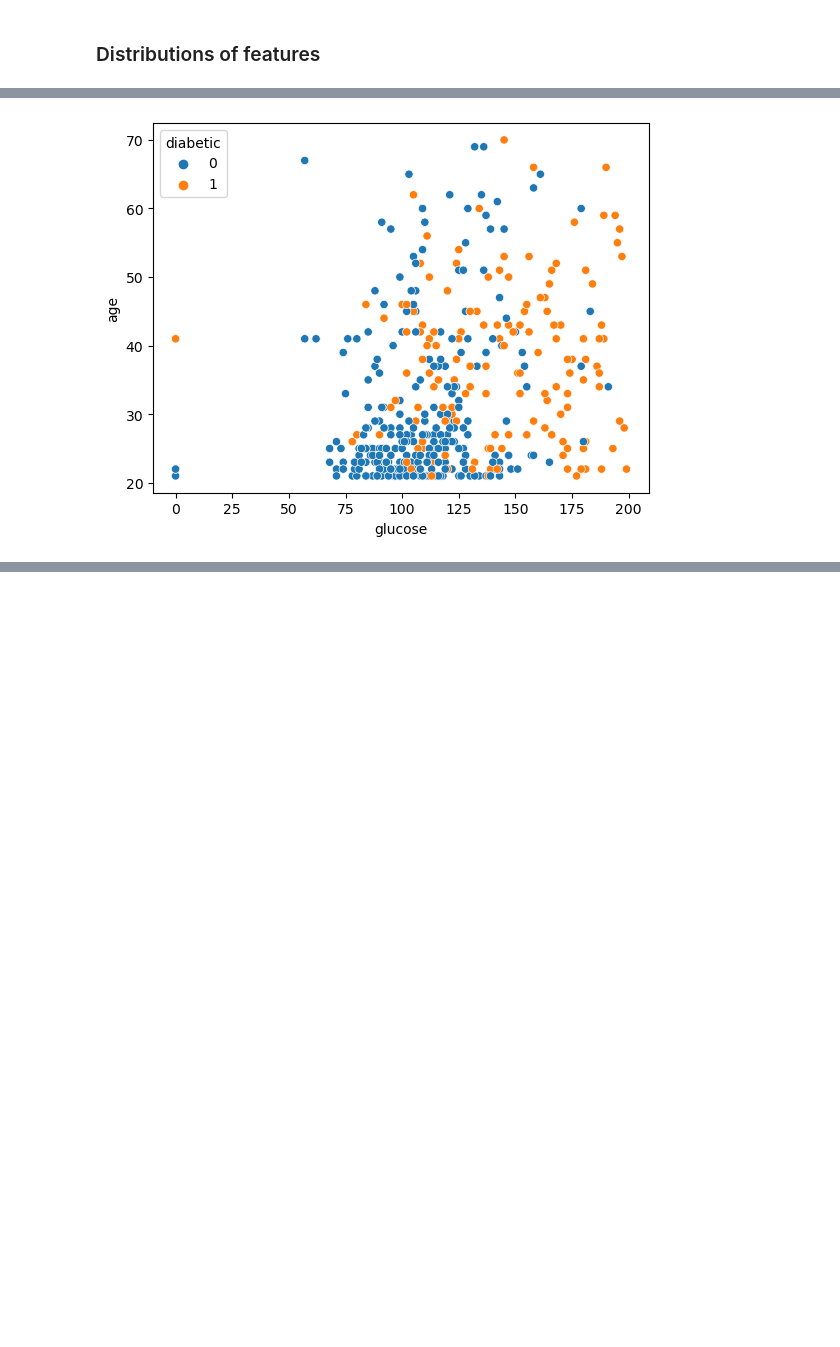
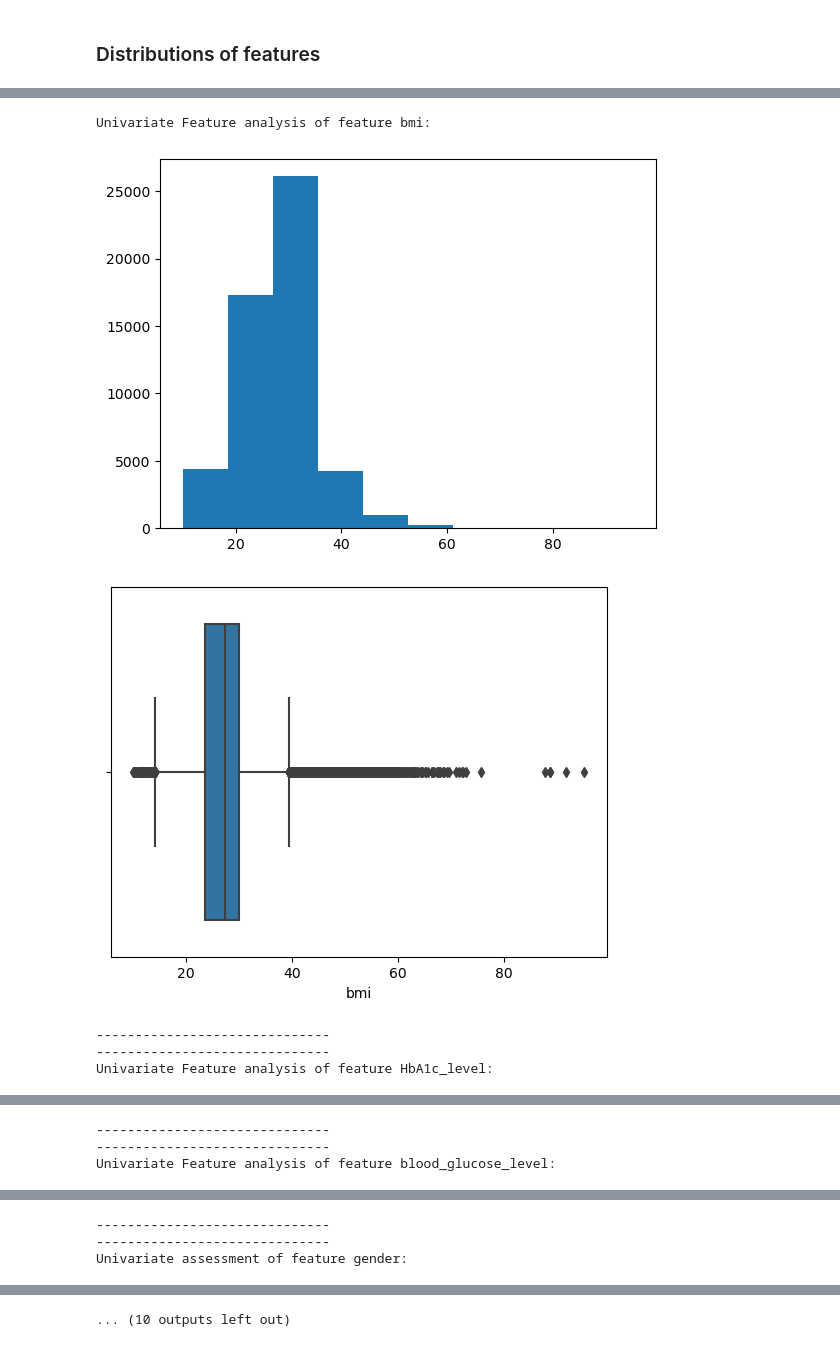
Before and after one commit to Jburch01/diabetes_classification_project, a Jupyter notebook: explore.ipynb, the cells around one changed output, grey strips where cells are left out. Cells and saved outputs as stored; diff of their text form; code cells hidden in the pictures; blank space fills up the shorter version.

```diff
--- a/explore.ipynb
+++ b/explore.ipynb
@@ -89,6 +104,32 @@ Index(['pregnancies', 'glucose', 'bloodpressure', 'skinthickness', 'insulin',
       dtype='object')
-# %%
-sns.scatterplot(data=train, x='glucose', y='age', hue='diabetic')
-plt.show()
-# %% [output]
-[figure, removed]
+# %%
+num_cols = ['bmi', 'HbA1c_level', 'blood_glucose_level']
+cat_cols = ['gender', 'hypertension', 'heart_disease', 'smoking_history', 'diabetic', 'age_bin']
+# %%
+explore_cols = num_cols + cat_cols
+# %%
+for col in explore_cols:
+    if col in cat_cols:
+        print(f'Univariate assessment of feature {col}:')
+        sns.countplot(data=train, x=col)
+        plt.show()
+        print(
+            pd.concat([train[col].value_counts(),
+            train[col].value_counts(normalize=True)],
+                 axis=1))
+    else:
+        print(f'Univariate Feature analysis of feature {col}:')
+        plt.hist(train[col])
+        plt.show()
+        sns.boxplot(data=train, x=col)
+        plt.show()
+        train[col].describe()
+    print('------------------------------')
+    print('------------------------------')
+# %% [output]
+Univariate Feature analysis of feature bmi:
+[figure, added]
+[figure, added]
+------------------------------
+------------------------------
+Univariate Feature analysis of feature HbA1c_level:
@@ -94,0 +138,3 @@ plt.show()
+------------------------------
+------------------------------
+Univariate Feature analysis of feature blood_glucose_level:
@@ -94,0 +143,3 @@ plt.show()
+------------------------------
+------------------------------
+Univariate assessment of feature gender:
@@ -94,0 +153 @@ plt.show()
+... (10 outputs left out)
```
Also changed, not shown: parts of 73 cells of this notebook.
